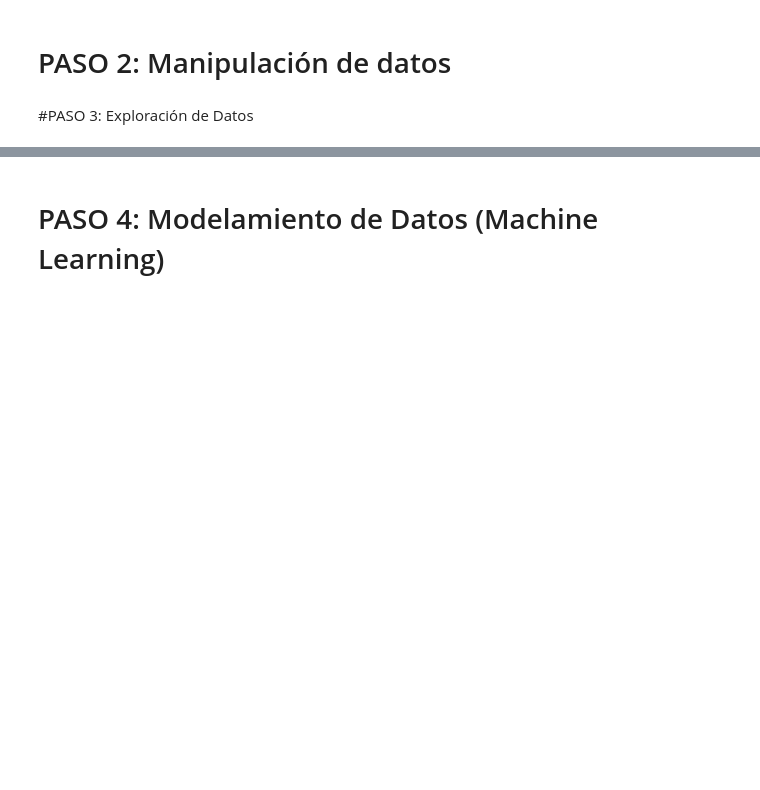
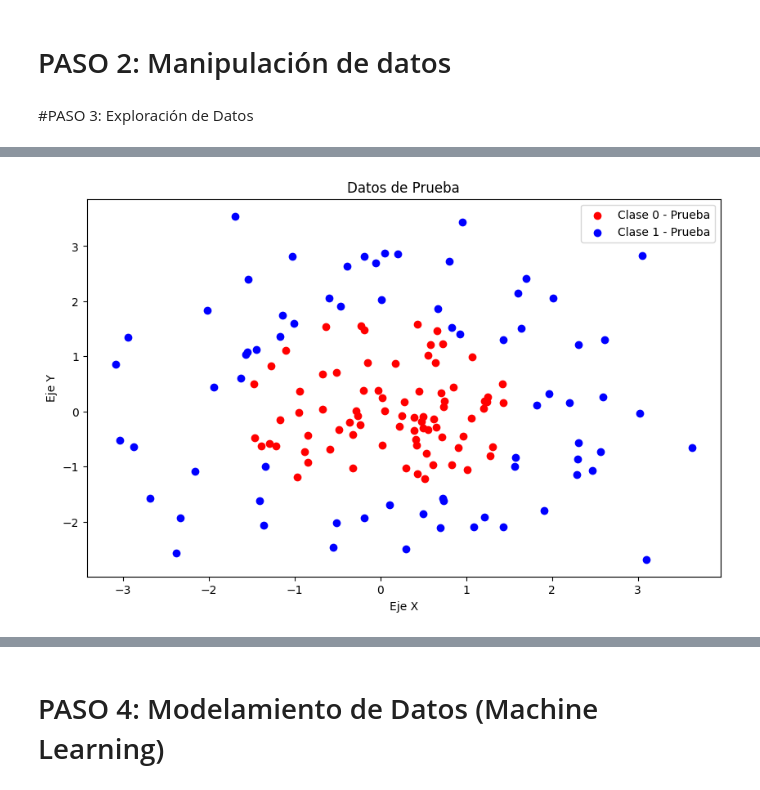
Before and after one commit to novoa123/MachineLearningS09, a Jupyter notebook: S09-Support-Vector-Machines/S09_LAB_SVM.ipynb, the cells around one changed output, grey strips where cells are left out. Cells and saved outputs as stored; diff of their text form; code cells hidden in the pictures; blank space fills up the shorter version.

```diff
--- a/S09-Support-Vector-Machines/S09_LAB_SVM.ipynb
+++ b/S09-Support-Vector-Machines/S09_LAB_SVM.ipynb
@@ -72,0 +96,14 @@ plt.show()
+# %%
+#Visualización datos de prueba
+
+plt.figure(figsize=(10, 6))
+plt.scatter(X_test[y_test == 0][:, 0], X_test[y_test == 0][:, 1], color='red', label='Clase 0 - Prueba')
+plt.scatter(X_test[y_test == 1][:, 0], X_test[y_test == 1][:, 1], color='blue', label='Clase 1 - Prueba')
+
+plt.title('Datos de Prueba')
+plt.xlabel('Eje X')
+plt.ylabel('Eje Y')
+plt.legend()
+plt.show()
+# %% [output]
+[figure, added]
```
Also changed, not shown: parts of 16 cells of this notebook.
